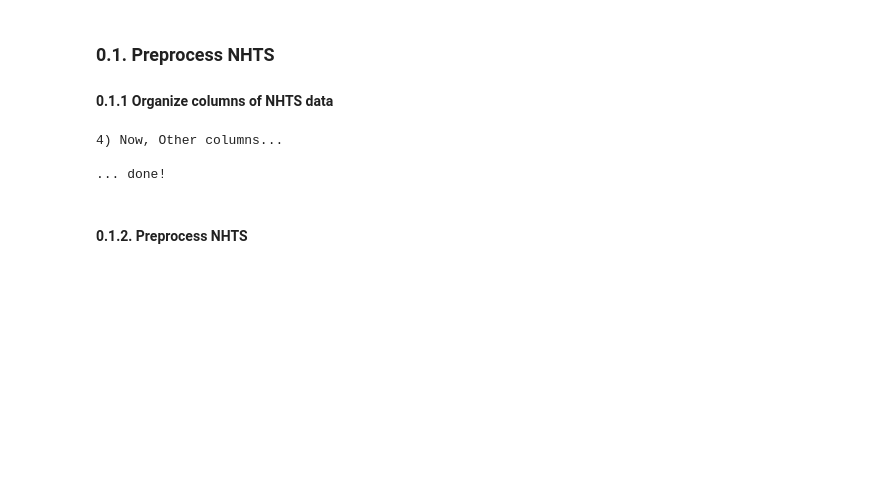
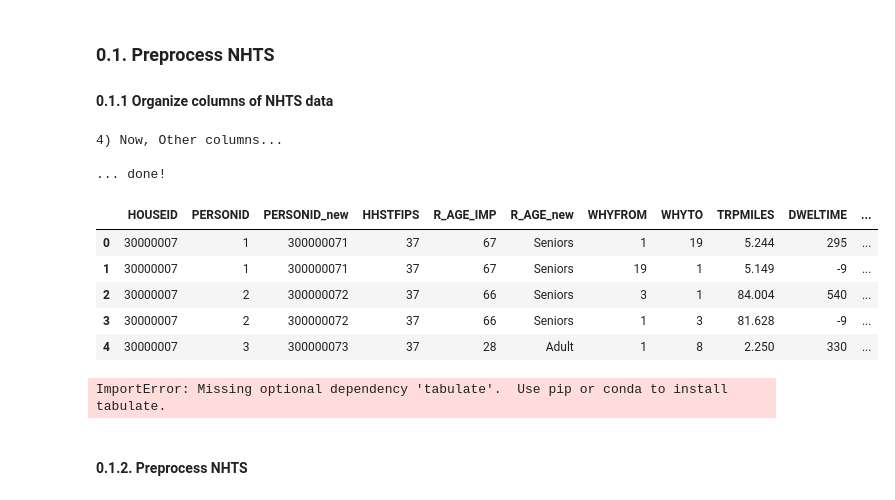
Before and after one commit to MG-Choi/ABTS, a Jupyter notebook: ABTS/ABTS.ipynb, the cells around one changed output. Drawn from its saved outputs; the diff is of its cells as text; code cells hidden in the pictures; blank space fills up the shorter version.

```diff
--- a/ABTS/ABTS.ipynb
+++ b/ABTS/ABTS.ipynb
@@ -3281,7 +3281,7 @@ def fill_values(row):
 # current_directory = os.path.dirname(os.path.abspath(__file__))
 # os.chdir(current_directory)
 
-path = "./data/Origin/"
+path = "C:/Users/MoongiChoi/Desktop/MG/양식, 코드 등/Python/Library/Origin/"
 trippub = pd.read_csv(path + 'trippub.csv') # NHTS
 neighbor_2020_09 =  pd.read_csv(path + 'neighbor_2020_09.csv') # SafeGraph
 landUse = gpd.read_file(path + 'Milwaukee_parcels.shp') # Landuse
@@ -3294,6 +3294,20 @@ trippub_organized = organize_columns(trippub, print_progress = True)
 4) Now, Other columns...
 
 ... done!
+# %%
+trippub_organized.head()
+# %% [output]
+|  | HOUSEID | PERSONID | PERSONID_new | HHSTFIPS | R_AGE_IMP | R_AGE_new | WHYFROM | WHYTO | TRPMILES | DWELTIME | ... |
+| 0 | 30000007 | 1 | 300000071 | 37 | 67 | Seniors | 1 | 19 | 5.244 | 295 | ... |
+| 1 | 30000007 | 1 | 300000071 | 37 | 67 | Seniors | 19 | 1 | 5.149 | -9 | ... |
+| 2 | 30000007 | 2 | 300000072 | 37 | 66 | Seniors | 3 | 1 | 84.004 | 540 | ... |
+| 3 | 30000007 | 2 | 300000072 | 37 | 66 | Seniors | 1 | 3 | 81.628 | -9 | ... |
+| 4 | 30000007 | 3 | 300000073 | 37 | 28 | Adult | 1 | 8 | 2.250 | 330 | ... |
+# %%
+markdown_table = trippub_organized.head().to_markdown()
+print(markdown_table)
+# %% [output]
+ImportError: Missing optional dependency 'tabulate'.  Use pip or conda to install tabulate.
 # %% [markdown]
 #### 0.1.2. Preprocess NHTS
 # %%
```
Also changed, not shown: 1 other file.
